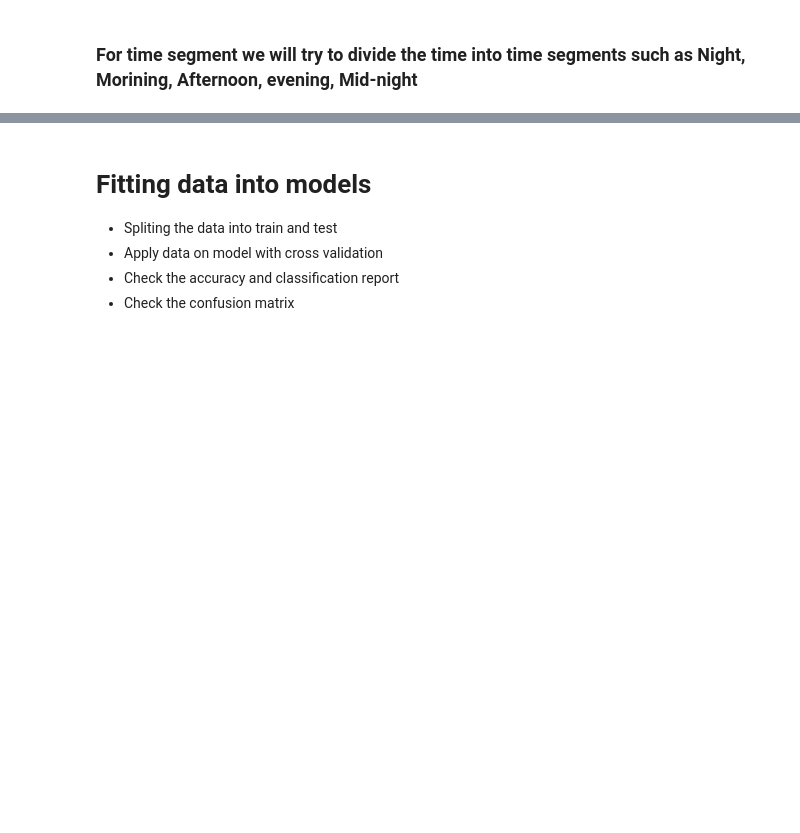
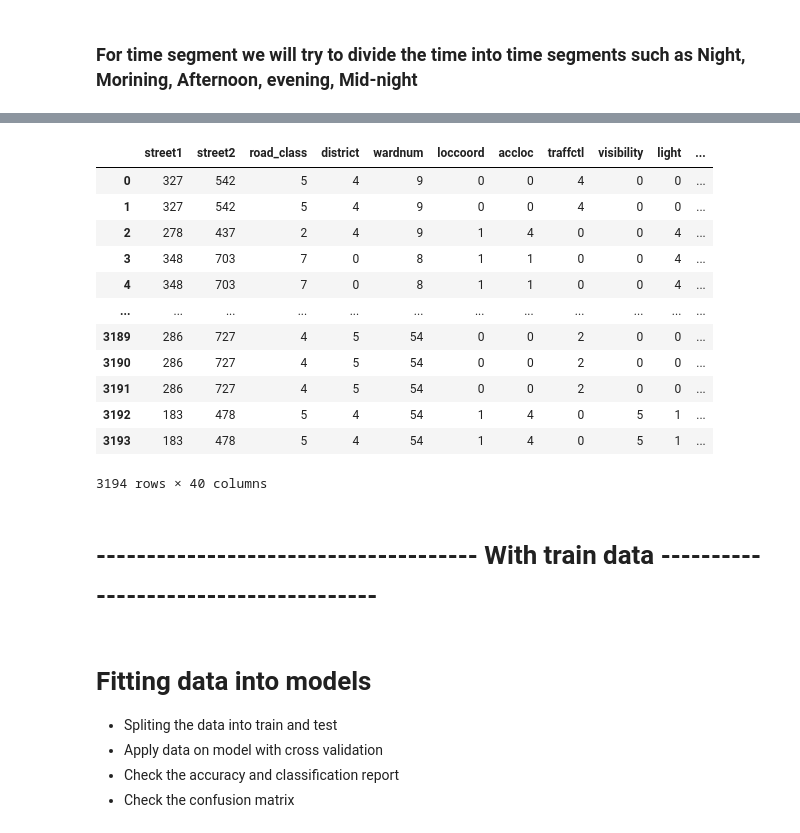
Before and after one commit to Raaj-4320/Accident-analysis, a Jupyter notebook: accident_analysis_train.ipynb, the cells around one changed output, grey strips where cells are left out. Saved outputs shown, nothing was run; the diff lists cells and outputs as text; code cells hidden in the pictures; blank space fills up the shorter version.

```diff
--- a/accident_analysis_train.ipynb
+++ b/accident_analysis_train.ipynb
@@ -458,3 +694,55 @@ df['division'] = df['division'].astype(int)
+# %%
+dft = dft.drop('time', axis=1)
+# %%
+columns_to_encode = ['street1',
+                     'wardnum',
+                     'traffctl',
+                     'division',
+                     'street2',
+                     'road_class',
+                     'district',
+                     'loccoord',
+                     'accloc',
+                     'accloc',
+                     'visibility',
+                     'light',
+                     'rdsfcond',
+                     'impactype',
+                     'invtype',
+                     'invage',
+                     'initdir',
+                     'pedact',
+                    #  'injury_Minor',
+                    #  "injury_Major",
+                    #  'injury_Minimal',
+                    #  'injury_not applicable',
+                     'hood_158',
+                     'hood_140',
+                     'time_segment'
+                     ]
+
+label_encoder = LabelEncoder()
+
+for column in columns_to_encode:
+    dft[column] = label_encoder.fit_transform(dft[column])
+# %%
+dft
+# %% [output]
+|  | street1 | street2 | road_class | district | wardnum | loccoord | accloc | traffctl | visibility | light | ... |
+| 0 | 327 | 542 | 5 | 4 | 9 | 0 | 0 | 4 | 0 | 0 | ... |
+| 1 | 327 | 542 | 5 | 4 | 9 | 0 | 0 | 4 | 0 | 0 | ... |
+| 2 | 278 | 437 | 2 | 4 | 9 | 1 | 4 | 0 | 0 | 4 | ... |
+| 3 | 348 | 703 | 7 | 0 | 8 | 1 | 1 | 0 | 0 | 4 | ... |
+| 4 | 348 | 703 | 7 | 0 | 8 | 1 | 1 | 0 | 0 | 4 | ... |
+| ... | ... | ... | ... | ... | ... | ... | ... | ... | ... | ... | ... |
+| 3189 | 286 | 727 | 4 | 5 | 54 | 0 | 0 | 2 | 0 | 0 | ... |
+| 3190 | 286 | 727 | 4 | 5 | 54 | 0 | 0 | 2 | 0 | 0 | ... |
+| 3191 | 286 | 727 | 4 | 5 | 54 | 0 | 0 | 2 | 0 | 0 | ... |
+| 3192 | 183 | 478 | 5 | 4 | 54 | 1 | 4 | 0 | 5 | 1 | ... |
+| 3193 | 183 | 478 | 5 | 4 | 54 | 1 | 4 | 0 | 5 | 1 | ... |
+3194 rows × 40 columns
+# %% [markdown]
+# -------------------------------------- With train data --------------------------------------
 # %% [markdown]
 # Fitting data into models
 * Spliting the data into train and test
```
Also changed, not shown: parts of 43 cells of this notebook.
